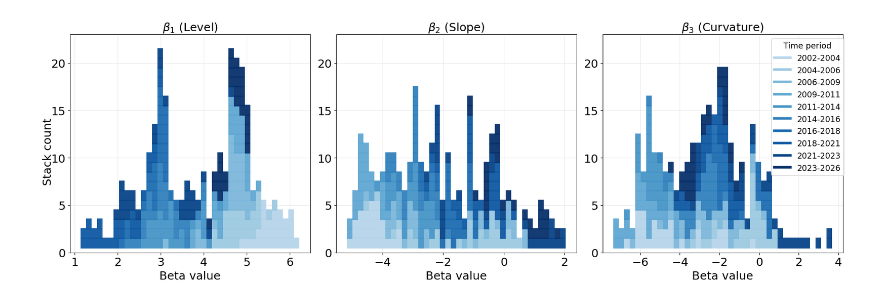
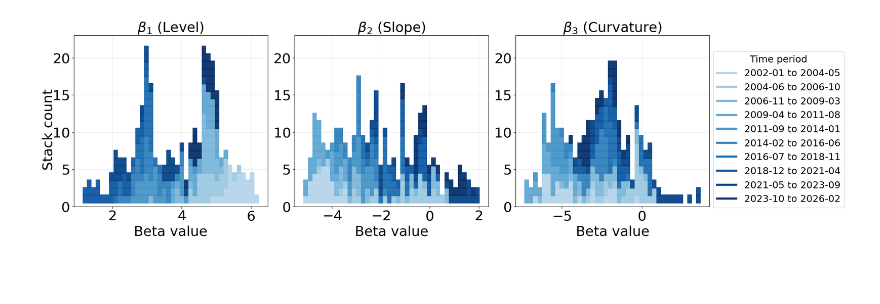
Before and after one commit to Kaatdj/Thesis-ALM, a Jupyter notebook: final plots/historical data.ipynb, the cells around one changed output. Cells and saved outputs as stored; diff of their text form; code cells hidden in the pictures; blank space fills up the shorter version.

```diff
--- a/final plots/historical data.ipynb
+++ b/final plots/historical data.ipynb
@@ -7,7 +7,7 @@ import matplotlib.pyplot as plt
 import warnings
 warnings.filterwarnings('ignore')
 
-fs =  18
+fs =  26
 
 # ── Nelson-Siegel setup ─────────────────────────────────────────────────────
 LAMBDA = 0.0609
@@ -66,10 +66,9 @@ period_labels = []
 for p in range(n_periods):
     start = dates[period_edges[p]]
     end = dates[period_edges[p+1]-1]
-    #period_labels.append(f"{start.strftime('%Y-%m')} to {end.strftime('%Y-%m')}")
-    period_labels.append(
-    f"{start.year}-{end.year}"
-)
+    period_labels.append(f"{start.strftime('%Y-%m')} to {end.strftime('%Y-%m')}")
+
+
 
 # ── Compute GLOBAL Y max only ────────────────────────────────────────────────
 n_bins = 40
@@ -117,33 +116,40 @@ def stacked_bin_bars(ax, values, period_ids, colors, ymax):
                 linewidth=17,
                 alpha=0.95
             )
 
     ax.set_ylim(0, ymax)
 
     ax.grid(True, alpha=0.25)
 
 # ── Plot ────────────────────────────────────────────────────────────────────
 fig, axes = plt.subplots(1, 3, figsize=(18, 6))
 fig.supylabel("Stack count", fontsize=fs)
 
 for i, ax in enumerate(axes):
     stacked_bin_bars(
         ax=ax,
         values=hist_betas[:, i],
         period_ids=period_ids,
         colors=colors,
         ymax=global_max_stack + 2
     )
     ax.set_title(beta_labels[i], fontsize=fs)
     ax.set_xlabel("Beta value", fontsize=fs)
     ax.tick_params(axis='both', labelsize=fs)
 
 # Legend
 handles = [plt.Line2D([0], [0], color=colors[p], lw=4) for p in range(n_periods)]
-axes[2].legend(handles, period_labels, title="Time period", title_fontsize=fs*0.7,
-               loc='upper right', bbox_to_anchor=(1.02, 1.0), fontsize=fs*0.7)
+fig.legend(
+    handles,
+    period_labels,
+    title="Time period",
+    title_fontsize=fs * 0.7,
+    fontsize=fs * 0.7,
+    loc='center left',
+    bbox_to_anchor=(0.99, 0.5)
+)
 
 plt.tight_layout()
 plt.show()
 # %% [output]
-[figure, old version]
+[figure, new version]
```
Also changed, not shown: parts of 1 cell of this notebook, 26 other files.
